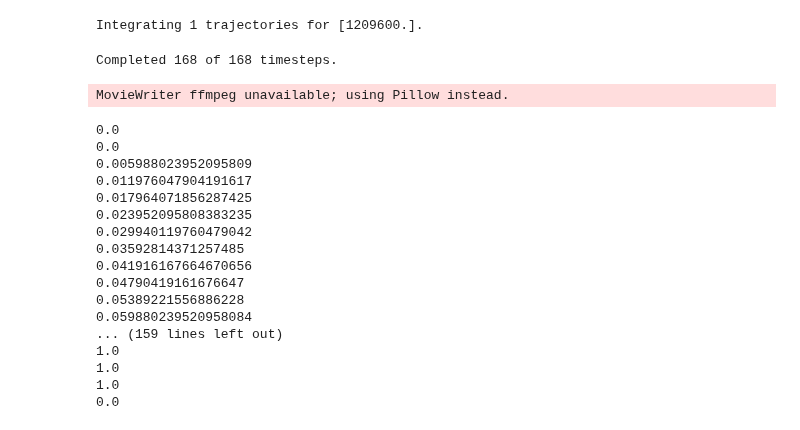
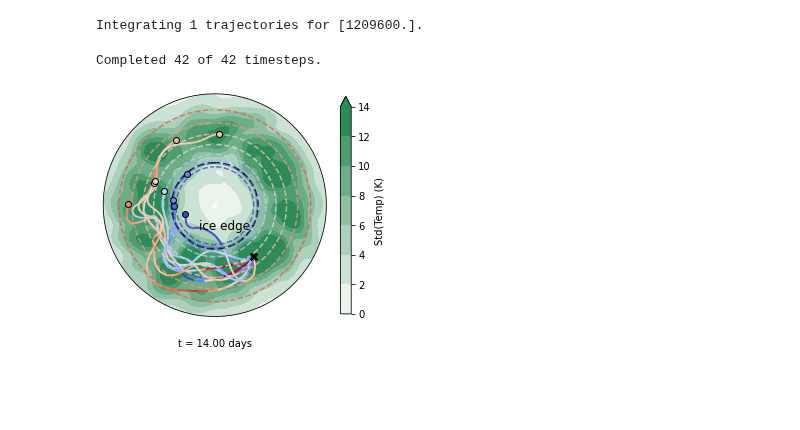
Before and after one commit to cdb227/bm3_forced_barotropic, a Jupyter notebook: examples/ensemble.ipynb, the cells around one changed output. Drawn from its saved outputs; the diff is of its cells as text; code cells hidden in the pictures; blank space fills up the shorter version.

```diff
--- a/examples/ensemble.ipynb
+++ b/examples/ensemble.ipynb
@@ -20,13 +22,14 @@ from tqdm import tqdm
 from importlib import reload
 from IPython.display import display, clear_output, HTML, FileLink  # Some technical stuff, used to display animation
 # %%
-st = Sphere(base_state='solid')
-st.add_seaice()
+st = Sphere(base_state='solid') #initialize model state
 
-params=dict(nu=1e-15, tau = 1/8, diffusion_order=4,dt=1800, ofreq=4, ensemble_size=10,
-            forcing_type='rededdy', vort_linear = False, temp_linear=False)
+#add particular model params for this ensemble...look at utils/config for some ideas of defaults
+params=dict(nu=0, tau = 0, diffusion_order=4, dt=1800, vort_linear=False, theta_linear=False,
+            ensemble_size = 20, forcing_type='rededdy', ofreq=8, ICE_JUMP=10, ICE_LAT=60, ICE_WIDTH=1)
 
+params['seaice']=True # add a sea ice field
 
-T=7*constants.day2sec
+T=14*constants.day2sec #total integration time
 
 ensemble = em.integrate_ensemble(st=st, T=T, **params)
@@ -50,41 +36,21 @@ Data variables:
 # %%
-#ensemble=ensemble.assign_coords(ens_mem= range(len(ensemble.ens_mem)))
+#we'll pick the point with max variance at the end of the simulation and track parcels to their origin
+reload(parcel_tracking)
+std = ensemble.theta.std('ens_mem').sel(y=slice(30,90)).isel(time=-1)
+sm = std.where(std==std.max(), drop=True).squeeze()
+x0 = [(sm.x.item(0),sm.y.item(0))]# x0 should be in form [(lon,lat),]
+
+#we'll just track 10 ensemble mem. trajectories, otherwise it takes a bit
+ts, xs = parcel_tracking.ens_calculate_trajectories(ensemble.sel(ens_mem=slice(0,10)), x0, t0 = float(T), rvs=True)
+# %% [output]
+Integrating 1 trajectories for [1209600.].
+Completed 42 of 42 timesteps.
-# %%
-reload(parcel_tracking)
-dsr = ensemble.rename(dict(x='lon',y='lat'))
-# Reassign longitude coordinates between -180 and 180E
-dsr = dsr.assign_coords(lon=(((dsr.lon + 180) % 360) - 180))
-dsr = dsr.sortby('lon')
-dsr=dsr.reindex(lat=list(reversed(dsr.lat)))
-
-#x0 should be in form [(lon,lat),]
-std = dsr.theta.std('ens_mem').sel(lat=slice(30,90))
-sm = std.where(std==std.max(), drop=True).squeeze()
-x0 = [(sm.lon.item(0),sm.lat.item(0))]
-
-ts, xs = parcel_tracking.ens_calculate_trajectories(dsr.sel(ens_mem=slice(0,10)), x0, t0 = float(T), rvs=True, tstep_factor=1)
-# %% [output]
-Integrating 1 trajectories for [1209600.].
-Completed 168 of 168 timesteps.
 # %%
 reload(plotting)
-plotting.animate_thetaens(dsr,times = [0,T],xs=xs,ts=ts, tlevs=np.arange(0,9,1))
+plotting.plot_theta_ensspread(ensemble,t=T,trjs=xs,ts=ts, levels=np.arange(0,16,2))
+plt.show()
+
+#animation
+#plotting.animate_thetaens(ensemble,times = [0,T],xs=xs,ts=ts, tlevs=np.arange(0,9,1))
 # %% [output]
-MovieWriter ffmpeg unavailable; using Pillow instead.
-0.0
-0.0
-0.005988023952095809
-0.011976047904191617
-0.017964071856287425
-0.023952095808383235
-0.029940119760479042
-0.03592814371257485
-0.041916167664670656
-0.04790419161676647
-0.05389221556886228
-0.059880239520958084
-... (159 lines left out)
-1.0
-1.0
-1.0
-0.0
+[figure, added]
```
Also changed, not shown: parts of 5 cells of this notebook, 1 other file.
